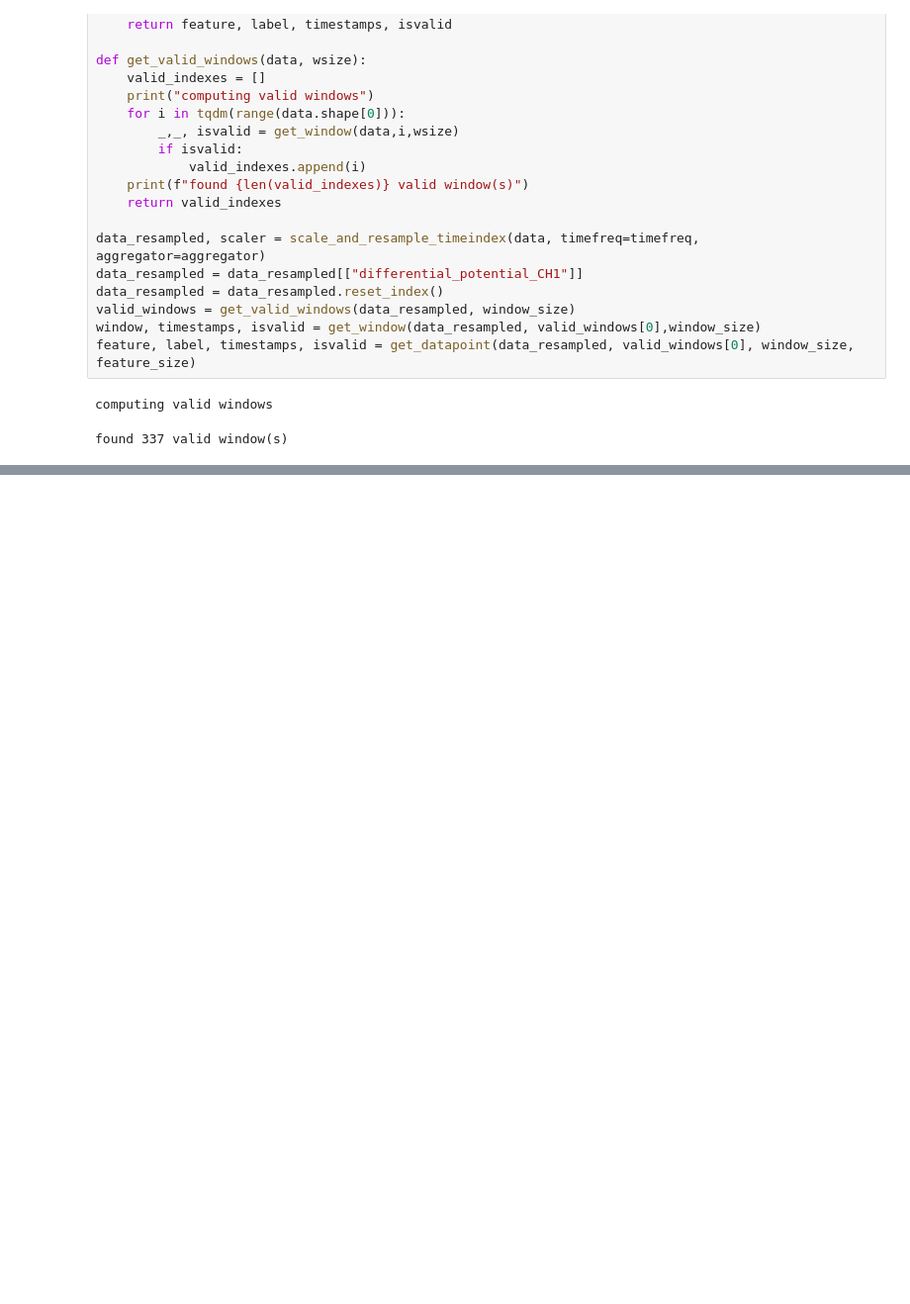
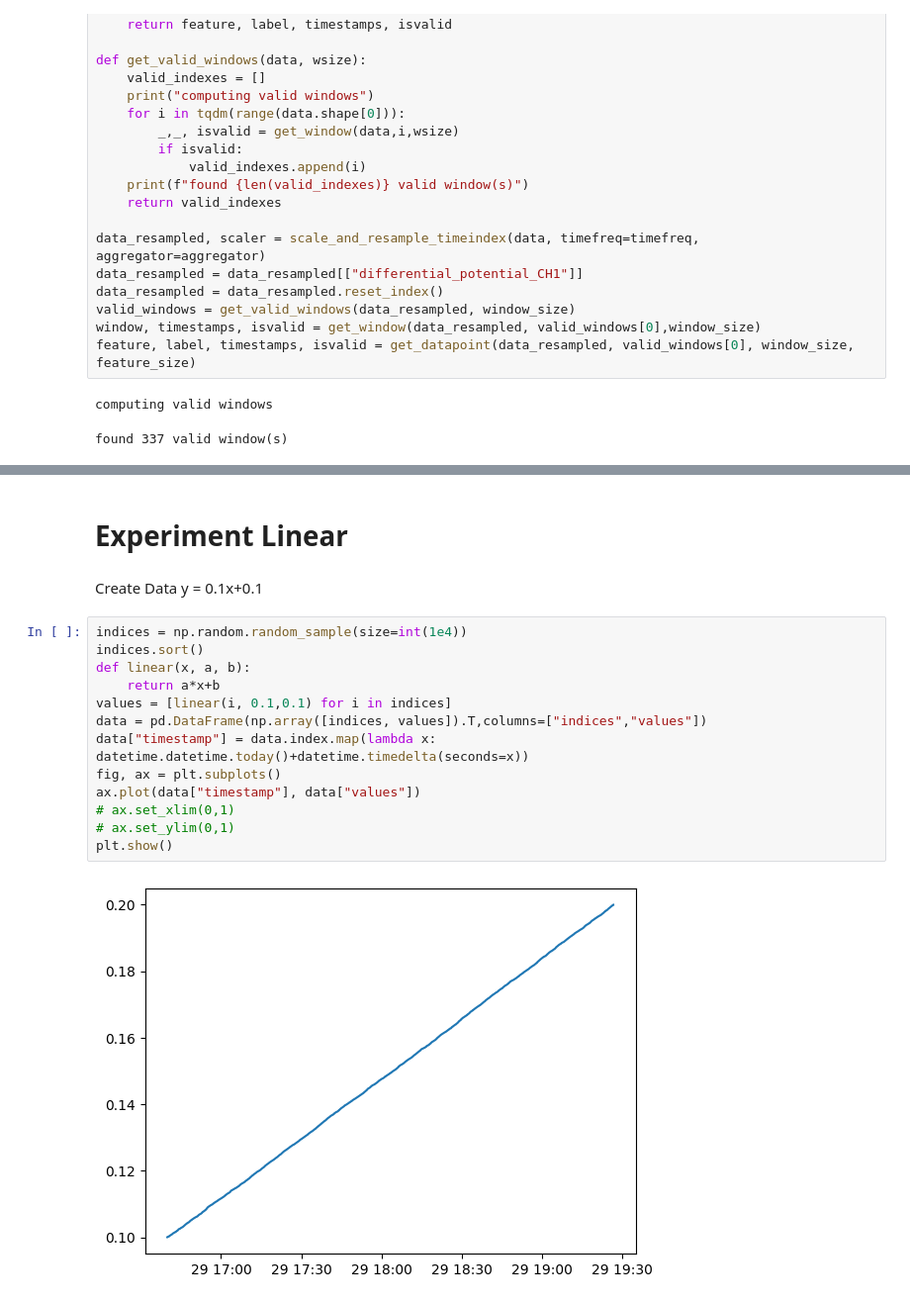
Before and after one commit to julianjandeleit/transformer-models-time-series-forecasting, a Jupyter notebook: notebooks/transformer_experimentation.ipynb, the cells around one changed output, grey strips where cells are left out. Shown: that part at 99% size. Cells and saved outputs as stored; diff of their text form; blank space fills up the shorter version.

```diff
--- a/notebooks/transformer_experimentation.ipynb
+++ b/notebooks/transformer_experimentation.ipynb
@@ -656,0 +653,19 @@ data saved
+# %% [markdown]
+# Experiment Linear
+# %% [markdown]
+Create Data y = 0.1x+0.1
+# %%
+indices = np.random.random_sample(size=int(1e4))
+indices.sort()
+def linear(x, a, b):
+    return a*x+b
+values = [linear(i, 0.1,0.1) for i in indices]
+data = pd.DataFrame(np.array([indices, values]).T,columns=["indices","values"])
+data["timestamp"] = data.index.map(lambda x: datetime.datetime.today()+datetime.timedelta(seconds=x))
+fig, ax = plt.subplots()
+ax.plot(data["timestamp"], data["values"])
+# ax.set_xlim(0,1)
+# ax.set_ylim(0,1)
+plt.show()
+# %% [output]
+[figure, added]
```
Also changed, not shown: parts of 13 cells of this notebook.
